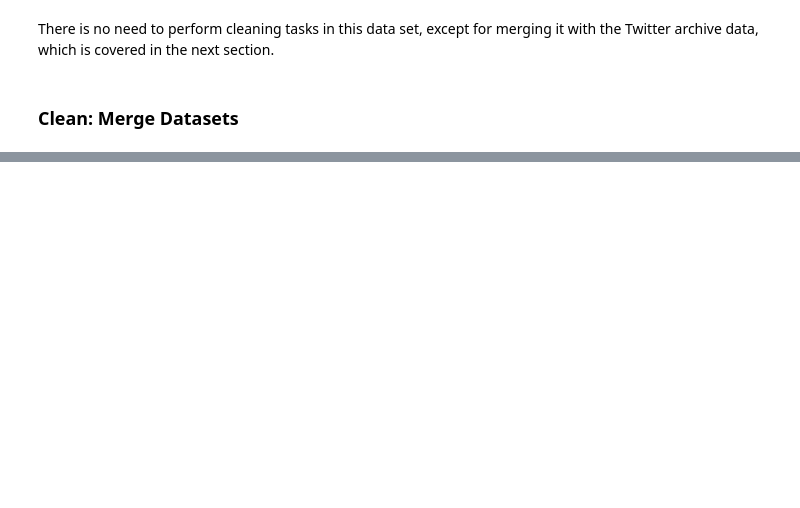
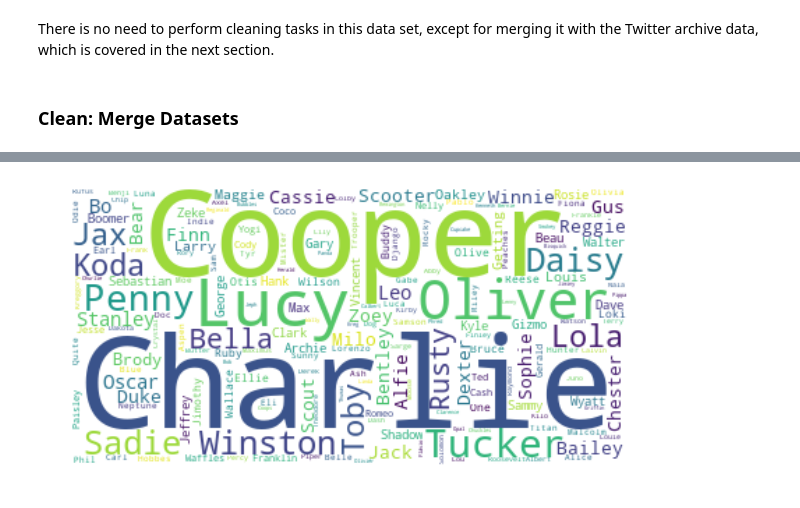
Before and after one commit to stembarb/DA--Wrangle-Analyze-WeRateDogs-Data, a Jupyter notebook: wrangle_act.ipynb, the cells around one changed output, grey strips where cells are left out. Saved outputs shown, nothing was run; the diff lists cells and outputs as text; code cells hidden in the pictures; blank space fills up the shorter version.

```diff
--- a/wrangle_act.ipynb
+++ b/wrangle_act.ipynb
@@ -928,0 +1160,14 @@ Analyze and visualize data using matplotlib.
+# %%
+# join all names but skip NaNs
+# https://stackoverflow.com/a/944712/7382214
+text = " ".join(str(name) for name in df.name if name == name)
+# %%
+# generate wordCloud with dog names
+wordcloud = WordCloud(background_color="white").generate(text)
+
+plt.figure(figsize=[10,7])
+plt.imshow(wordcloud, interpolation='bilinear')
+plt.axis("off")
+plt.show()
+# %% [output]
+[figure, added]
```
Also changed, not shown: parts of 80 cells of this notebook, 1 other file.
